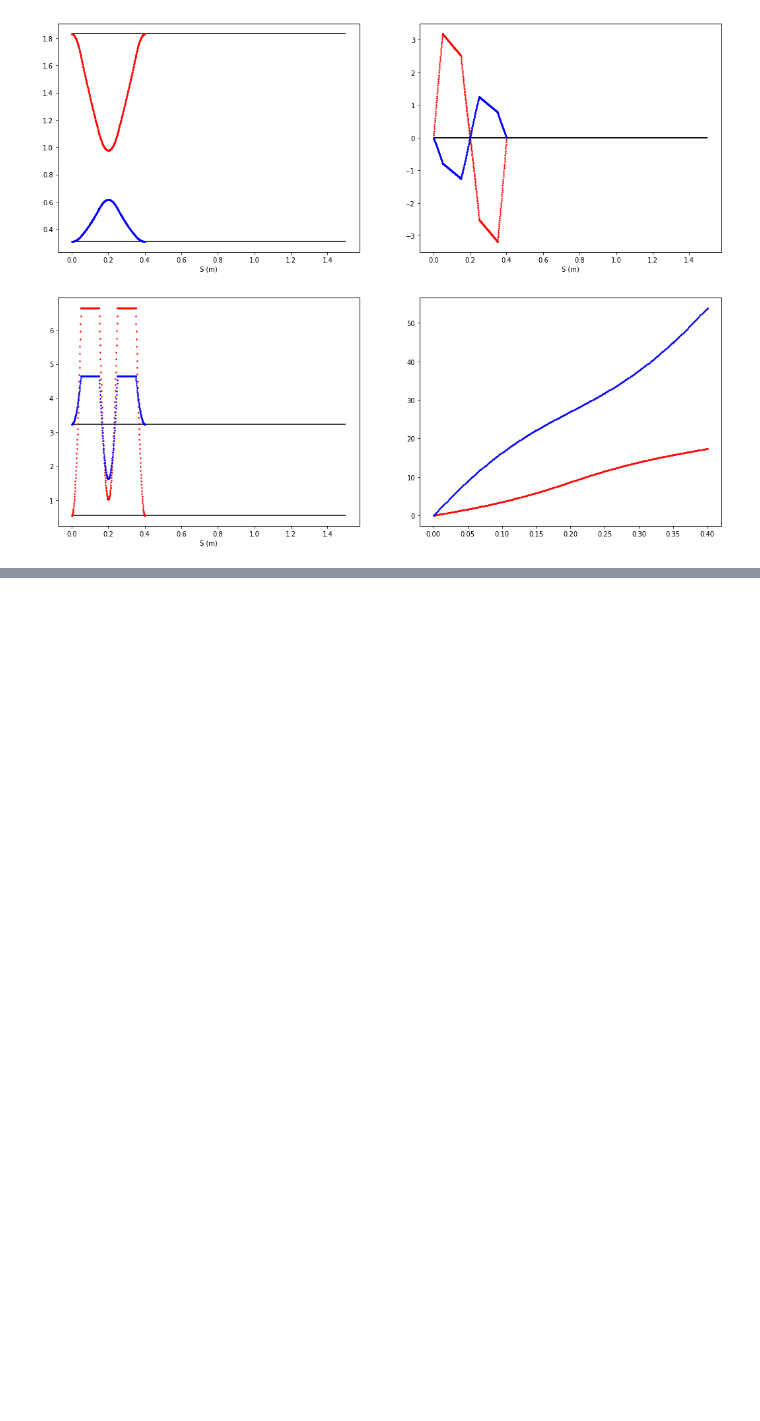
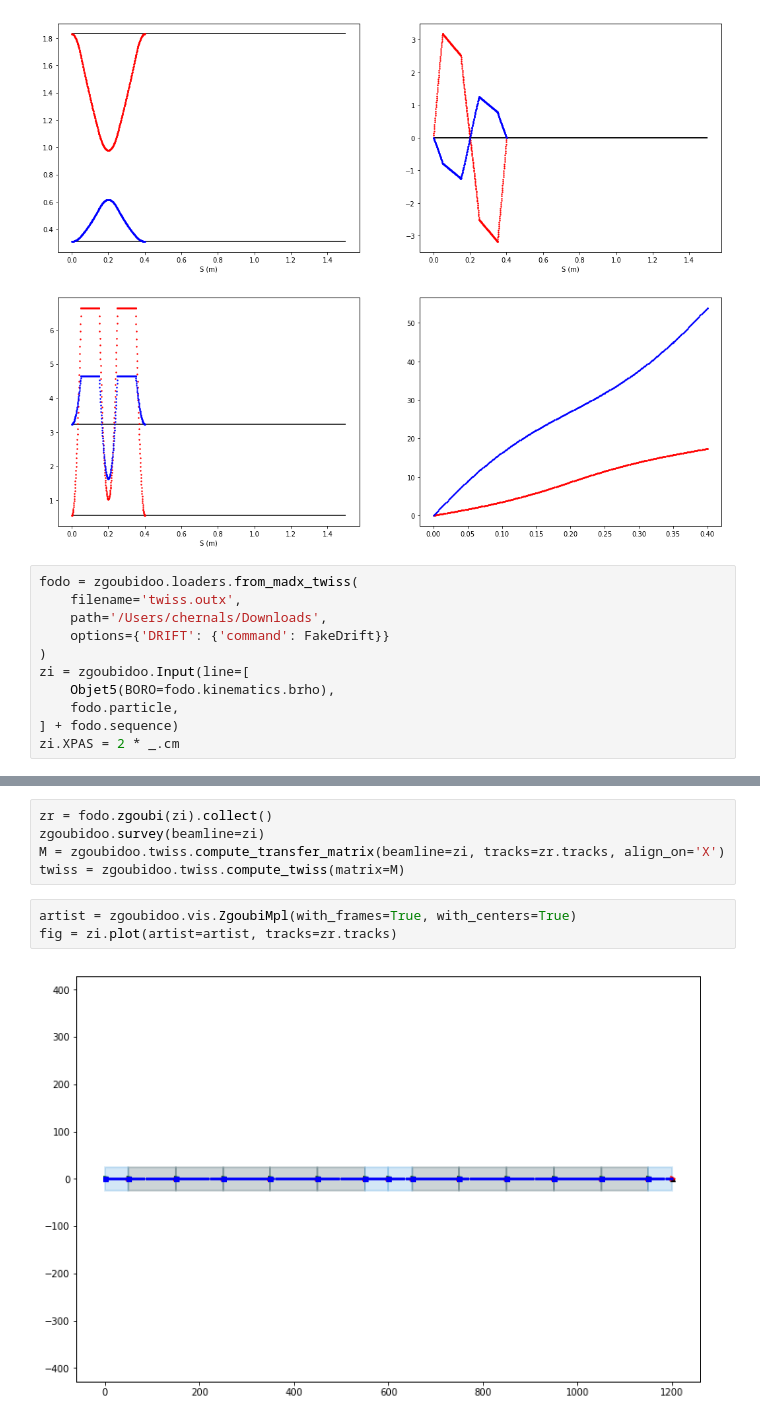
Before and after one commit to ULB-Metronu/zgoubidoo, a Jupyter notebook: examples/Zgoubidoo examples - Twiss.ipynb, the cells around one changed output, grey strips where cells are left out. Cells and saved outputs as stored; diff of their text form; blank space fills up the shorter version.

```diff
--- a/examples/Zgoubidoo examples - Twiss.ipynb
+++ b/examples/Zgoubidoo examples - Twiss.ipynb
@@ -505,3 +454,14 @@ ax.plot(twiss['S'], np.degrees(np.arccos(twiss['MU2'])), 'b.')
 plt.show()
 # %% [output]
 [figure]
+# %%
+fodo = zgoubidoo.loaders.from_madx_twiss(
+    filename='twiss.outx',
+    path='/Users/chernals/Downloads',
+    options={'DRIFT': {'command': FakeDrift}}
+)
+zi = zgoubidoo.Input(line=[
+    Objet5(BORO=fodo.kinematics.brho),
+    fodo.particle,
+] + fodo.sequence)
+zi.XPAS = 2 * _.cm
@@ -507,0 +488,10 @@ plt.show()
+# %%
+zr = fodo.zgoubi(zi).collect()
+zgoubidoo.survey(beamline=zi)
+M = zgoubidoo.twiss.compute_transfer_matrix(beamline=zi, tracks=zr.tracks, align_on='X')
+twiss = zgoubidoo.twiss.compute_twiss(matrix=M)
+# %%
+artist = zgoubidoo.vis.ZgoubiMpl(with_frames=True, with_centers=True)
+fig = zi.plot(artist=artist, tracks=zr.tracks)
+# %% [output]
+[figure, added]
```
Also changed, not shown: parts of 10 cells of this notebook, 2 other files.
